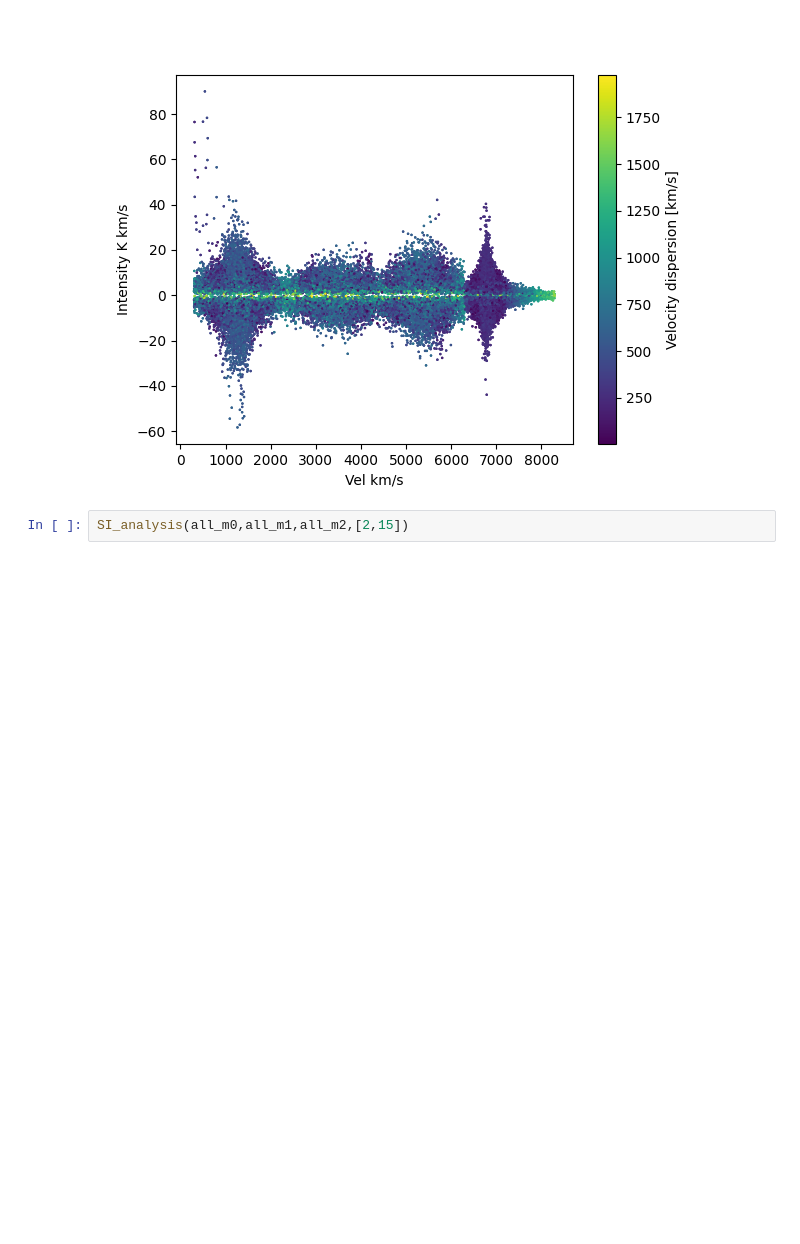
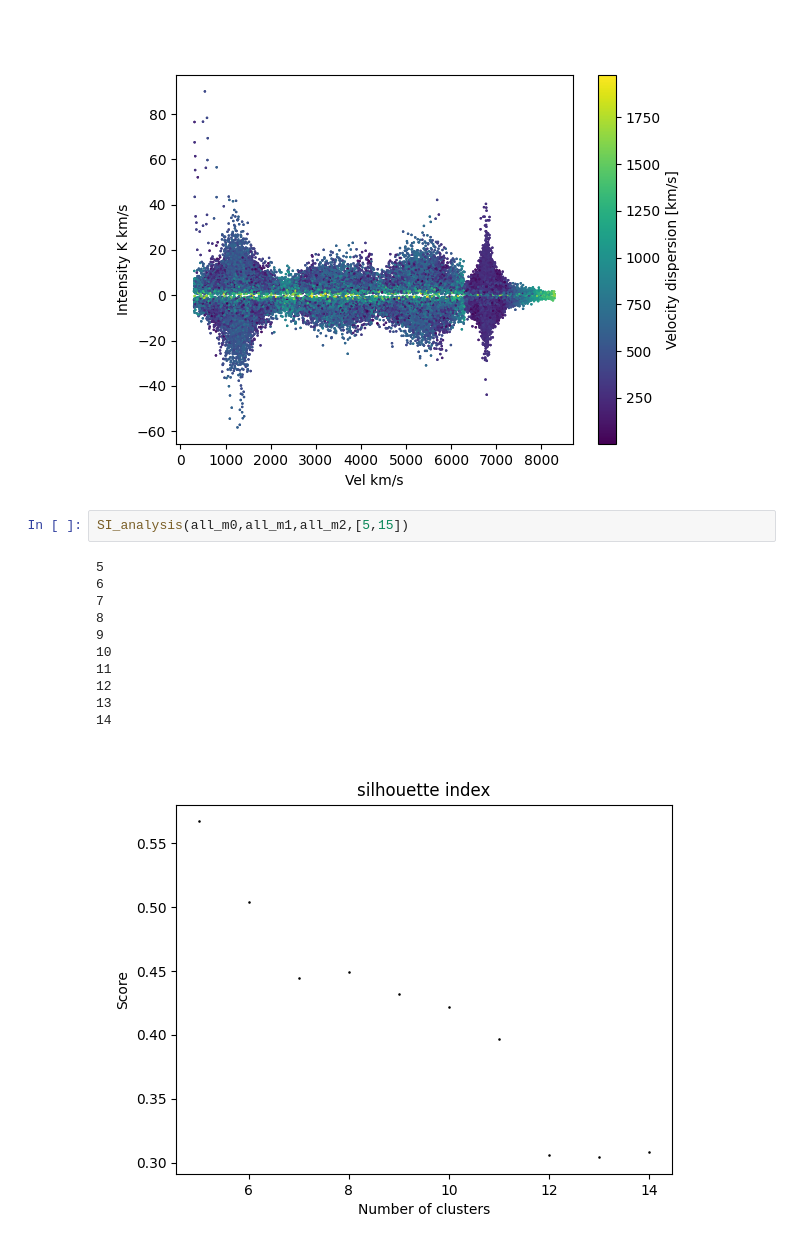
Before and after one commit to JBurke789/clustering, a Jupyter notebook: NGC1156_analysis.ipynb, the cells around one changed output. Cells and saved outputs as stored; diff of their text form; blank space fills up the shorter version.

```diff
--- a/NGC1156_analysis.ipynb
+++ b/NGC1156_analysis.ipynb
@@ -385,5 +386,17 @@ scatter_maps(all_m0,all_m1,all_m2,z=True)
 # %% [output]
 [figure]
 # %%
-SI_analysis(all_m0,all_m1,all_m2,[2,15])
+SI_analysis(all_m0,all_m1,all_m2,[5,15])
+# %% [output]
+5
+6
+7
+8
+9
+10
+11
+12
+13
+14
+[figure, added]
 # %%
```
Also changed, not shown: parts of 8 cells of this notebook, 4 other files.
